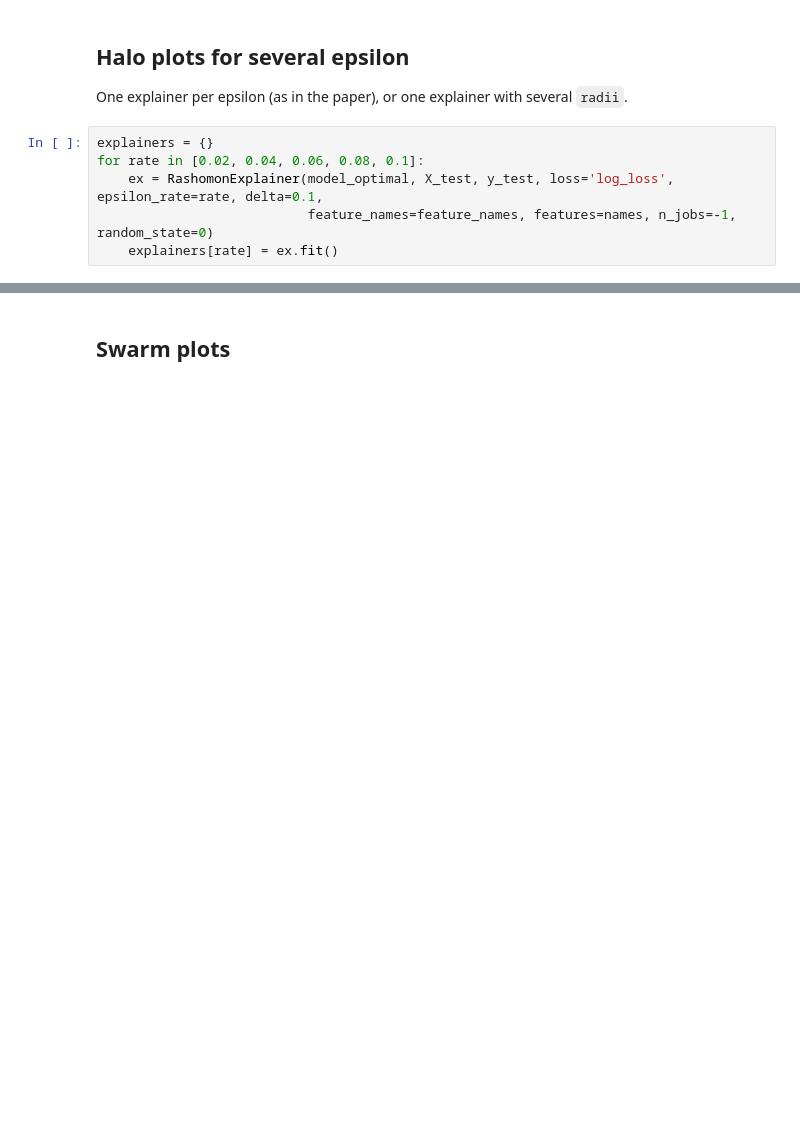
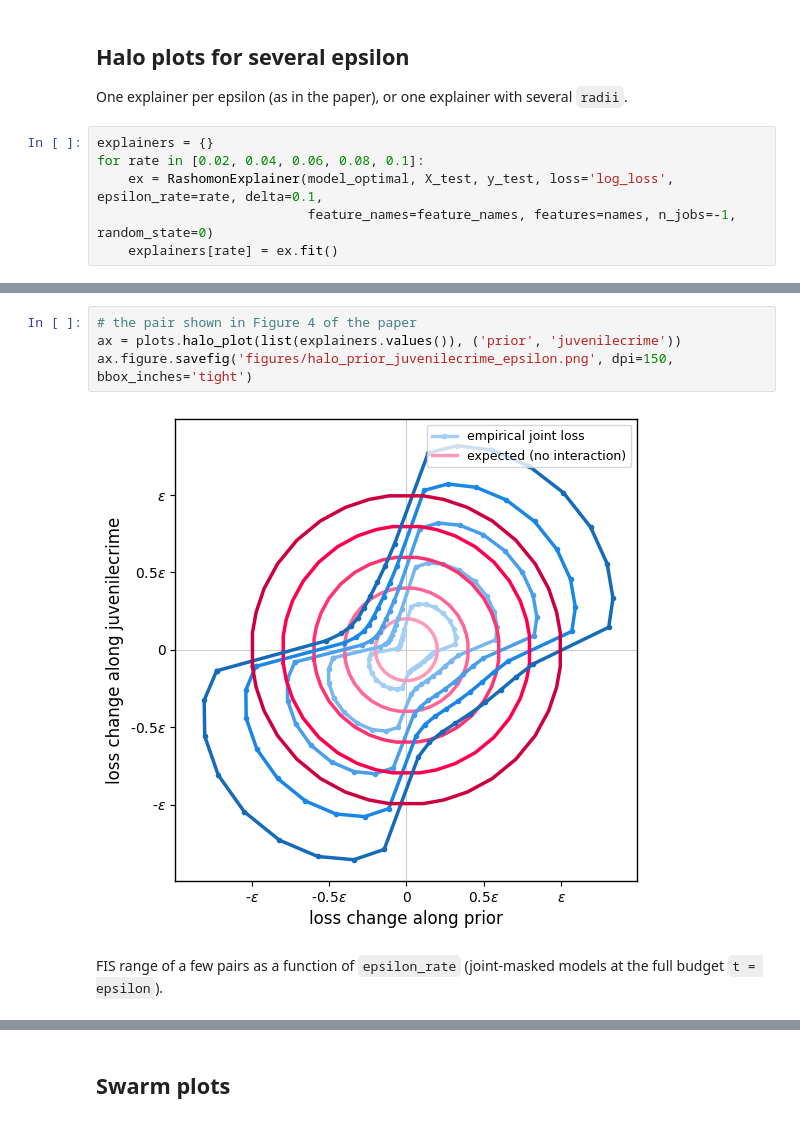
Before and after one commit to Sichao-Li/generalized_rashomon_set, a Jupyter notebook: experiments/recidivism prediction.ipynb, the cells around one changed output, grey strips where cells are left out. Drawn from its saved outputs; the diff is of its cells as text; blank space fills up the shorter version.

```diff
--- a/experiments/recidivism prediction.ipynb
+++ b/experiments/recidivism prediction.ipynb
@@ -65,0 +99,8 @@ plots.halo_plot(list(explainers.values()), ('prior', 'gender'));
+# %%
+# the pair shown in Figure 4 of the paper
+ax = plots.halo_plot(list(explainers.values()), ('prior', 'juvenilecrime'))
+ax.figure.savefig('figures/halo_prior_juvenilecrime_epsilon.png', dpi=150, bbox_inches='tight')
+# %% [output]
+[figure, added]
+# %% [markdown]
+FIS range of a few pairs as a function of `epsilon_rate` (joint-masked models at the full budget `t = epsilon`).
```
Also changed, not shown: parts of 18 cells of this notebook, 11 other files.
